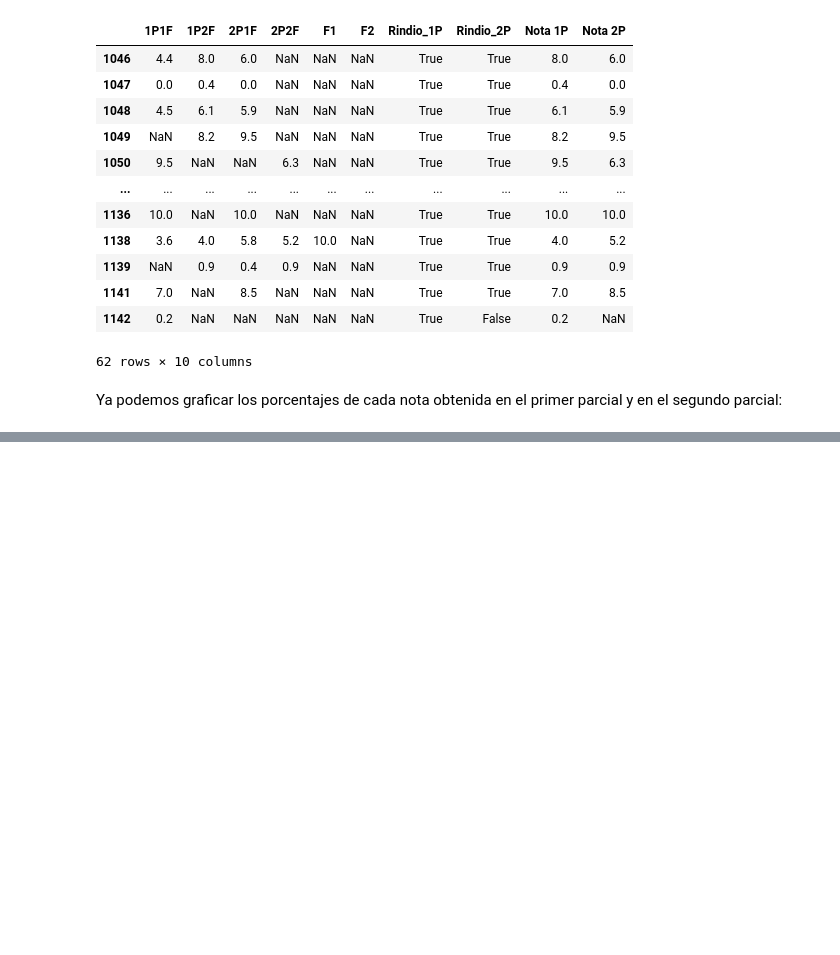
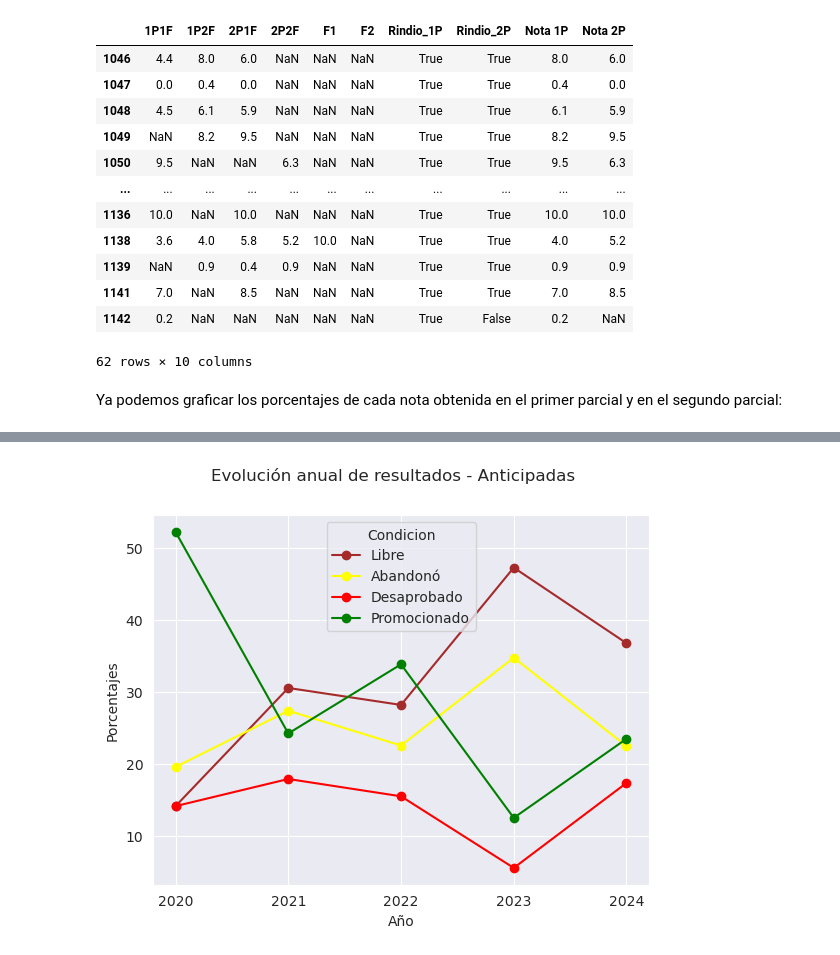
Before and after one commit to juanjogervasio/Intro-courses-analysis, a Jupyter notebook: Mate_PI_Analysis.ipynb, the cells around one changed output, grey strips where cells are left out. Saved outputs shown, nothing was run; the diff lists cells and outputs as text; code cells hidden in the pictures; blank space fills up the shorter version.

```diff
--- a/Mate_PI_Analysis.ipynb
+++ b/Mate_PI_Analysis.ipynb
@@ -589,0 +674,5 @@ plt.show()
+# %%
+Promedios_Anticipadas = pd.crosstab(index = Anticipadas["Año"], columns = Anticipadas["Condicion"], normalize = "index")
+Promedios_Anticipadas = Promedios_Anticipadas * 100 # Paso a porcentajes
+
+Promedios_Anticipadas
@@ -589,0 +687,9 @@ plt.show()
+# %%
+Promedios_Anticipadas.plot(marker="o",
+                           xticks=range(2020,2025),
+                           ylabel="Porcentajes",
+                           color=["brown", "yellow", "red", "green"])
+plt.suptitle("Evolución anual de resultados - Anticipadas")
+plt.show()
+# %% [output]
+[figure, added]
```
Also changed, not shown: parts of 33 cells of this notebook.
